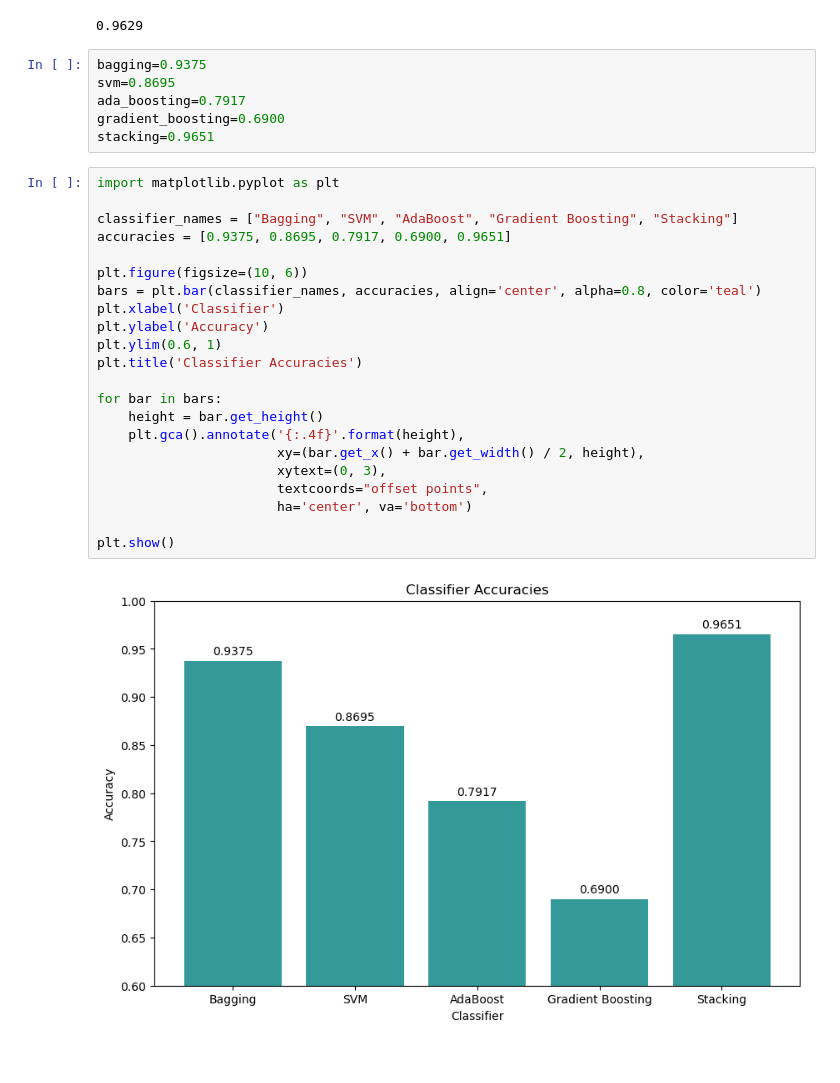
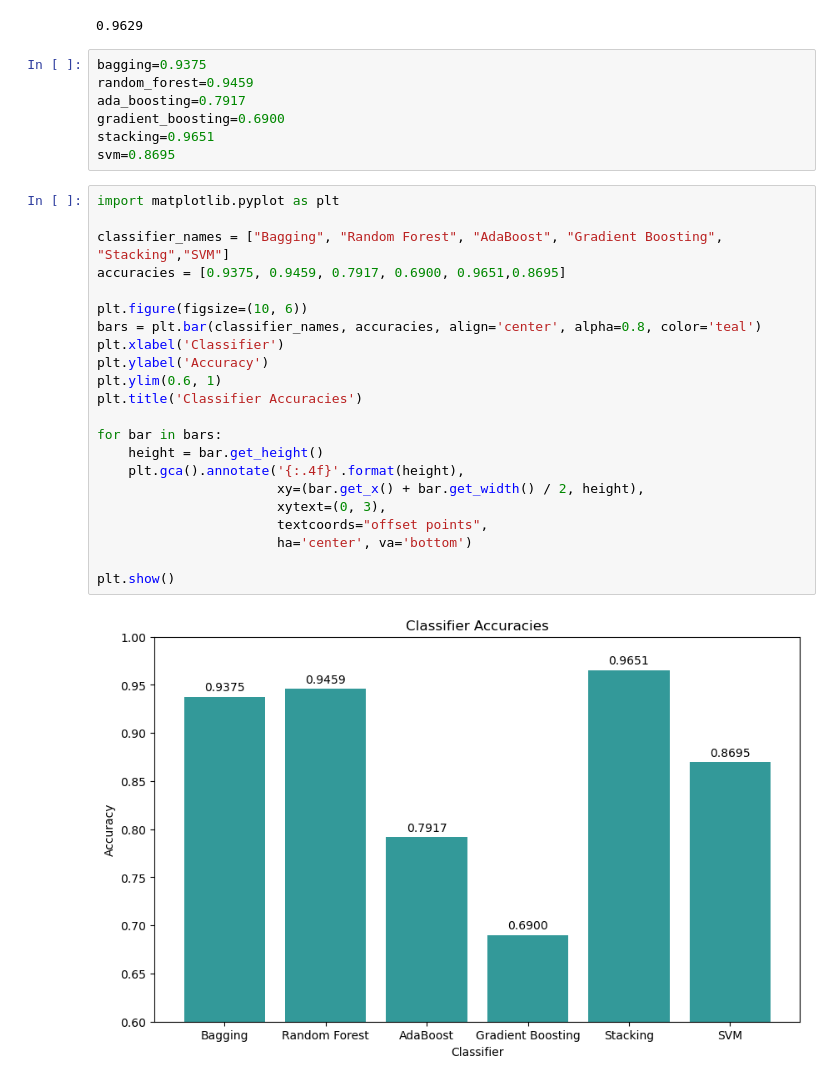
Before and after one commit to ehsanap7/kaggle, a Jupyter notebook: ensemble-learning-comp-8720.ipynb, the cells around one changed output. Saved outputs shown, nothing was run; the diff lists cells and outputs as text.

```diff
--- a/ensemble-learning-comp-8720.ipynb
+++ b/ensemble-learning-comp-8720.ipynb
@@ -593,31 +593,32 @@ stacking
 0.9629
 # %%
 bagging=0.9375
-svm=0.8695
+random_forest=0.9459
 ada_boosting=0.7917
 gradient_boosting=0.6900
 stacking=0.9651
+svm=0.8695
 # %%
 import matplotlib.pyplot as plt
 
-classifier_names = ["Bagging", "SVM", "AdaBoost", "Gradient Boosting", "Stacking"]
-accuracies = [0.9375, 0.8695, 0.7917, 0.6900, 0.9651]
+classifier_names = ["Bagging", "Random Forest", "AdaBoost", "Gradient Boosting", "Stacking","SVM"]
+accuracies = [0.9375, 0.9459, 0.7917, 0.6900, 0.9651,0.8695]
 
 plt.figure(figsize=(10, 6))
 bars = plt.bar(classifier_names, accuracies, align='center', alpha=0.8, color='teal')
 plt.xlabel('Classifier')
 plt.ylabel('Accuracy')
 plt.ylim(0.6, 1)
 plt.title('Classifier Accuracies')
 
 for bar in bars:
     height = bar.get_height()
     plt.gca().annotate('{:.4f}'.format(height),
                        xy=(bar.get_x() + bar.get_width() / 2, height),
                        xytext=(0, 3),
                        textcoords="offset points",
                        ha='center', va='bottom')
 
 plt.show()
 # %% [output]
-[figure, old version]
+[figure, new version]
```
